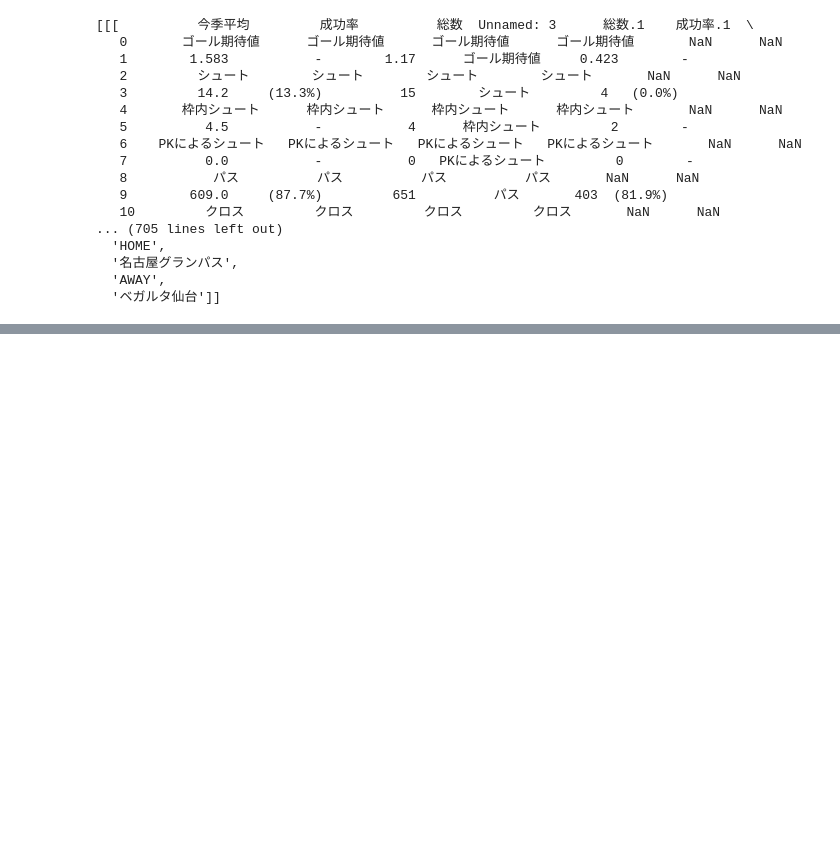
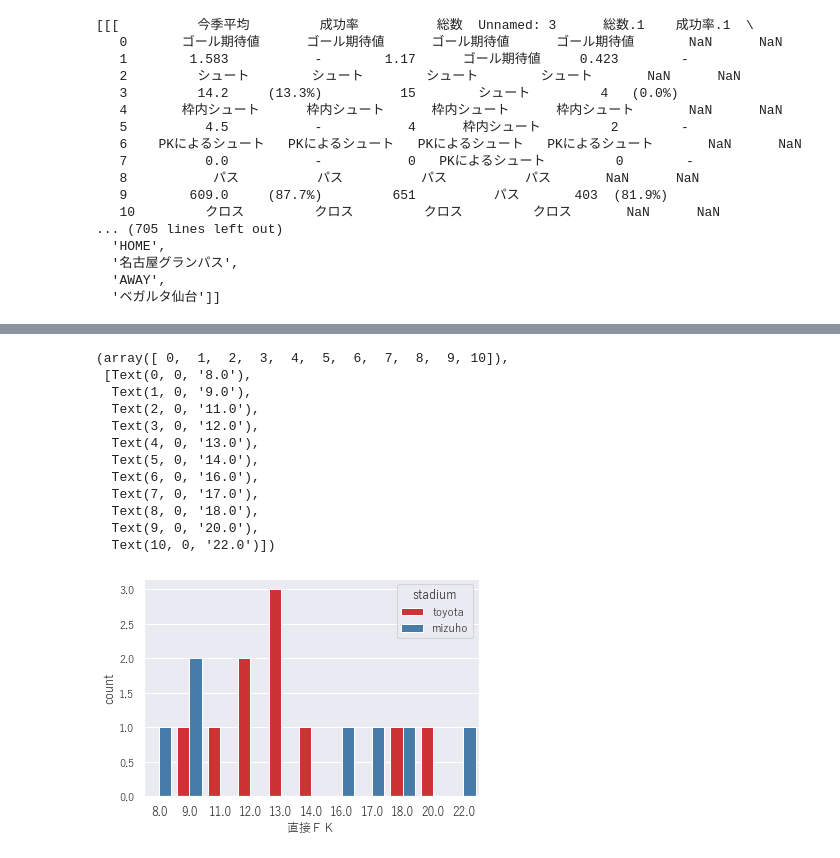
Before and after one commit to Natsuka-Hashizume/football, a Jupyter notebook: football_homegame.ipynb, the cells around one changed output, grey strips where cells are left out. Saved outputs shown, nothing was run; the diff lists cells and outputs as text; code cells hidden in the pictures; blank space fills up the shorter version.

```diff
--- a/football_homegame.ipynb
+++ b/football_homegame.ipynb
@@ -387,0 +519,17 @@ mizuho_dfs[1]
+# %%
+sns.countplot(x="直接ＦＫ", hue="stadium", palette="Set1", data=df)
+plt.xticks(fontsize=12)
+# %% [output]
+(array([ 0,  1,  2,  3,  4,  5,  6,  7,  8,  9, 10]),
+ [Text(0, 0, '8.0'),
+  Text(1, 0, '9.0'),
+  Text(2, 0, '11.0'),
+  Text(3, 0, '12.0'),
+  Text(4, 0, '13.0'),
+  Text(5, 0, '14.0'),
+  Text(6, 0, '16.0'),
+  Text(7, 0, '17.0'),
+  Text(8, 0, '18.0'),
+  Text(9, 0, '20.0'),
+  Text(10, 0, '22.0')])
+[figure, added]
```
Also changed, not shown: parts of 42 cells of this notebook.
